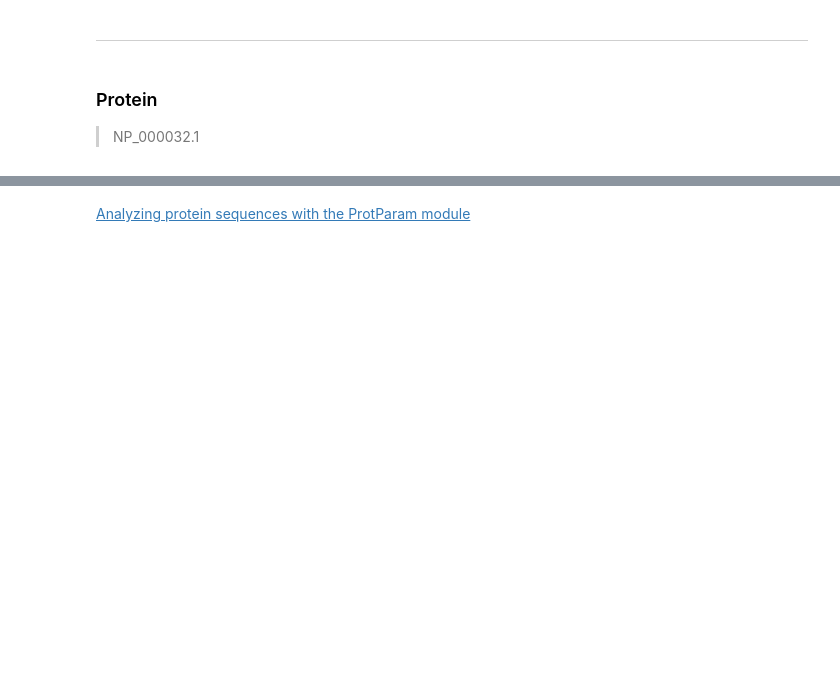
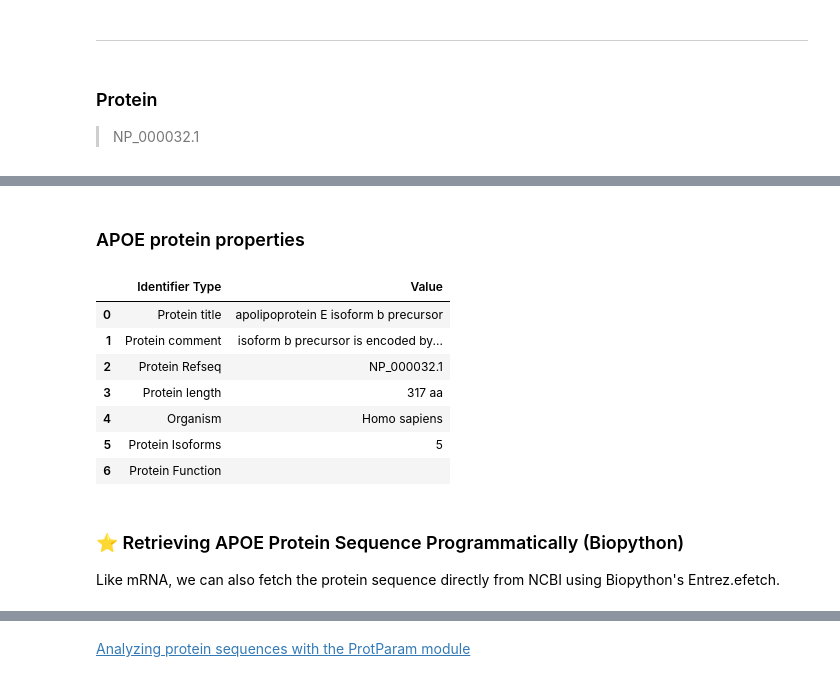
Before and after one commit to sahelsepehri/APOE-Genomics-Alzheimers, a Jupyter notebook: Notebooks/01_Gene_to_Protein.ipynb, the cells around one changed output, grey strips where cells are left out. Saved outputs shown, nothing was run; the diff lists cells and outputs as text; code cells hidden in the pictures; blank space fills up the shorter version.

```diff
--- a/Notebooks/01_Gene_to_Protein.ipynb
+++ b/Notebooks/01_Gene_to_Protein.ipynb
@@ -176,0 +220,29 @@ CTACTCAGCCCCAGCGGAGGTGAAGGACGTCCTTCCCCAGGAGCCGACTGGCCAATCACAGGCAGGAAGATGAAGGTTCT
+# %% [markdown]
+ ### APOE protein properties
+# %%
+apoe_protein_info = {
+    "Protein title" : "apolipoprotein E isoform b precursor",
+    "Protein comment" : "isoform b precursor is encoded by transcript variant 2",
+    "Protein Refseq" : "NP_000032.1",
+    "Protein length" : "317 aa",
+    "Organism" : "Homo sapiens",
+    "Protein Isoforms" : "5",
+    "Protein Function" : ""
+}
+# %%
+df = pd.DataFrame(list(apoe_protein_info.items()), columns= ["Identifier Type", "Value"])
+
+df.style
+# %% [output]
+|  | Identifier Type | Value |
+| 0 | Protein title | apolipoprotein E isoform b precursor |
+| 1 | Protein comment | isoform b precursor is encoded by... |
+| 2 | Protein Refseq | NP_000032.1 |
+| 3 | Protein length | 317 aa |
+| 4 | Organism | Homo sapiens |
+| 5 | Protein Isoforms | 5 |
+| 6 | Protein Function |  |
+# %% [markdown]
+### ⭐ Retrieving APOE Protein Sequence Programmatically (Biopython)
+
+Like mRNA, we can also fetch the protein sequence directly from NCBI using Biopython's Entrez.efetch.
```
Also changed, not shown: parts of 13 cells of this notebook.
